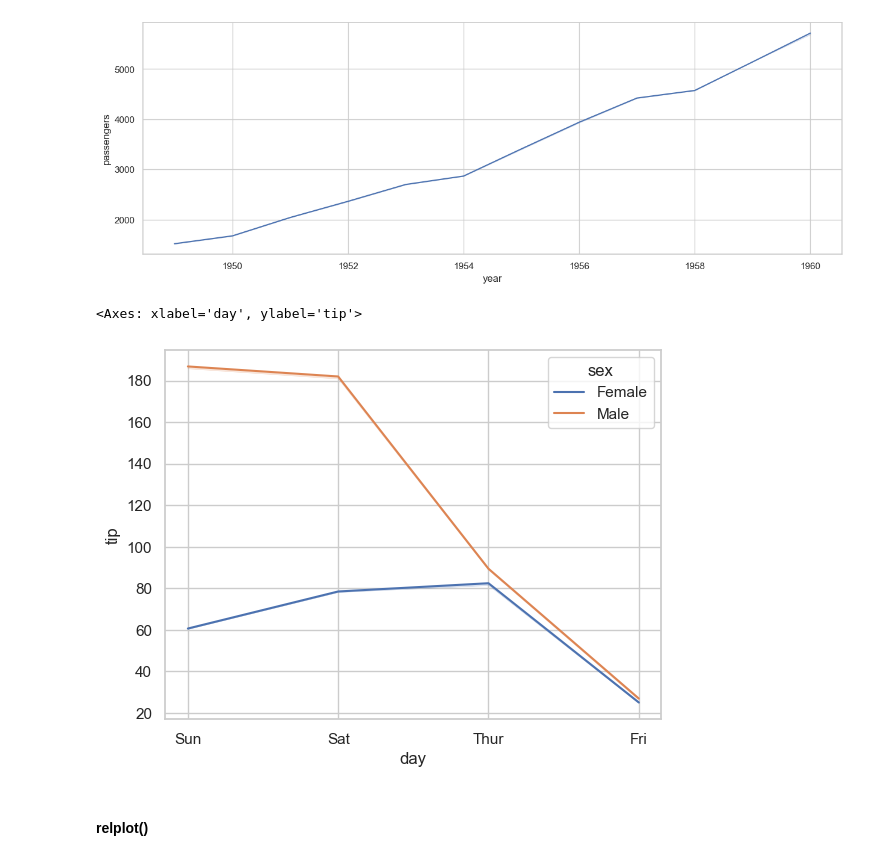
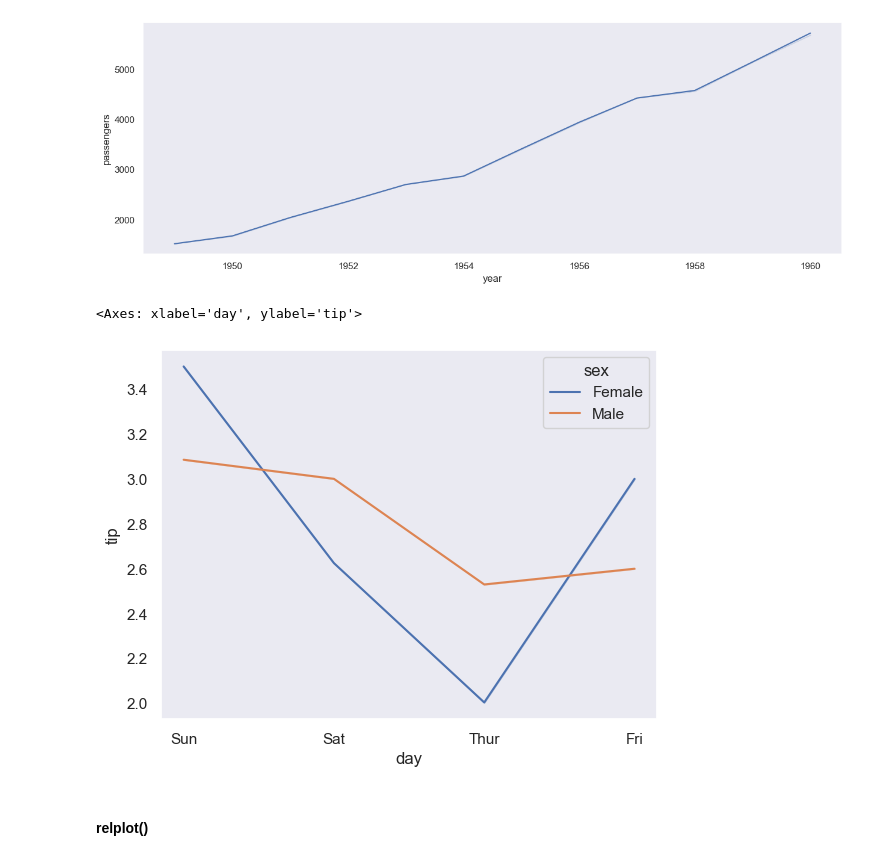
Before and after one commit to srikanthpragada/ds_22_jan_2024, a Jupyter notebook: plots/seaborn_demo.ipynb, the cells around one changed output. Cells and saved outputs as stored; diff of their text form; code cells hidden in the pictures.

```diff
--- a/plots/seaborn_demo.ipynb
+++ b/plots/seaborn_demo.ipynb
@@ -54,7 +54,7 @@ sns.countplot(x="day",data = tips, hue="sex")
 [figure]
 # %%
 # plt.figure(figsize=(15,6))
-sns.set(style="whitegrid")
+#sns.set(style="whitegrid")
 sns.countplot(x="smoker",data = tips, hue="day")
 # %% [output]
 <Axes: xlabel='smoker', ylabel='count'>
@@ -194,10 +194,10 @@ sns.lineplot(x="year", y="passengers", estimator=sum, data=flights, errorbar=('c
 <Axes: xlabel='year', ylabel='passengers'>
 [figure]
 # %%
-sns.lineplot(x='day', y = 'tip', data=tips, estimator=sum, hue='sex', errorbar=('ci', False))
+sns.lineplot(x='day', y = 'tip', data=tips, estimator='median', hue='sex', errorbar=('ci', False))
 # %% [output]
 <Axes: xlabel='day', ylabel='tip'>
-[figure, old version]
+[figure, new version]
 # %% [markdown]
 #### relplot()
 # %%
```
Also changed, not shown: parts of 3 cells of this notebook.
